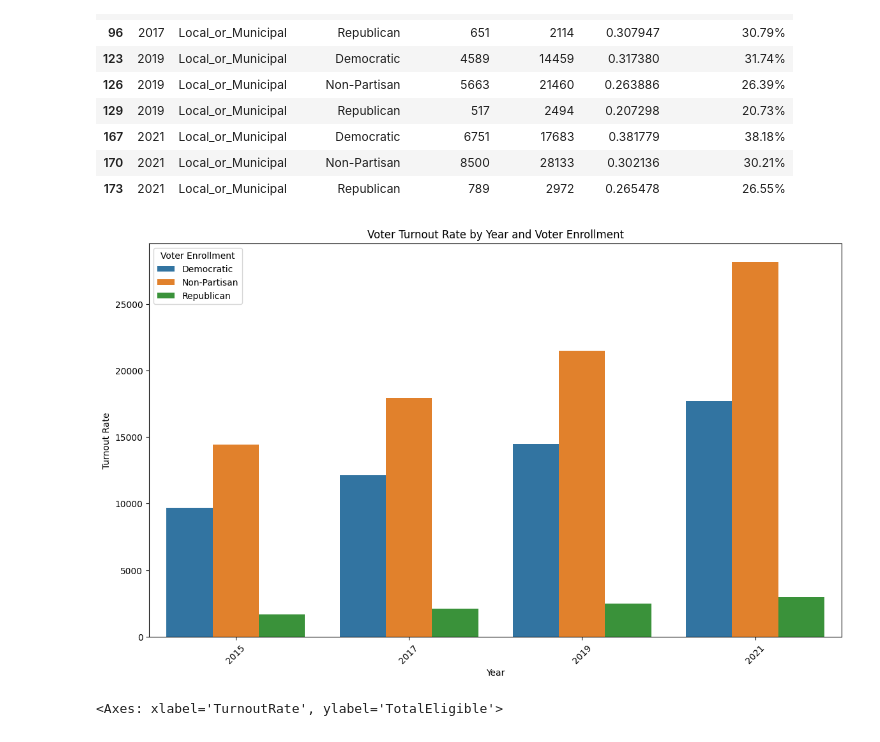
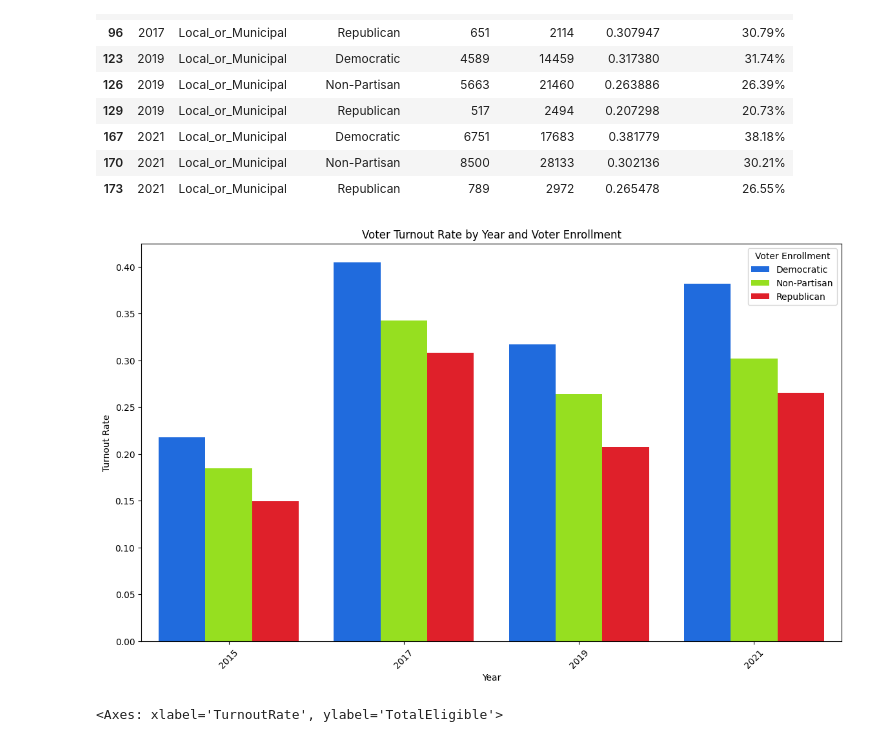
Before and after one commit to BU-Spark/dd4g-artifex-ai, a Jupyter notebook: prelim_eda.ipynb, the cells around one changed output. Drawn from its saved outputs; the diff is of its cells as text; code cells hidden in the pictures.

Commit message:
final dmeographic based visualisations

```diff
--- a/prelim_eda.ipynb
+++ b/prelim_eda.ipynb
@@ -485,36 +486,37 @@ updated_participation_party[updated_participation_party['Voter_Enrollment'].isin
 # %%
 import matplotlib.pyplot as plt
 import seaborn as sns
 
 # Filter the data for the required voter enrollments and years
 filtered_data = updated_participation_party[
     updated_participation_party['Voter_Enrollment'].isin(['Democratic', 'Republican', 'Non-Partisan']) &
     (updated_participation_party['Year'].isin(range(2015, 2023))) &
     (updated_participation_party['ElectionType'] == 'Local_or_Municipal')
 ]
 
 # Set the figure size
 plt.figure(figsize=(14, 8))
 
 # Create the bar plot
 sns.barplot(
     data=filtered_data,
     x='Year',
-    y='TotalEligible',
-    hue='Voter_Enrollment'
+    y='TurnoutRate',
+    hue='Voter_Enrollment',
+    palette=['#0165fc', '#9dff00', '#ff000d']
 )
 
 # Set the title and labels
 plt.title('Voter Turnout Rate by Year and Voter Enrollment')
 plt.xlabel('Year')
 plt.ylabel('Turnout Rate')
 plt.xticks(rotation=45)
 plt.legend(title='Voter Enrollment')
 
 # Show the plot
 plt.show()
 # %% [output]
-[figure, old version]
+[figure, new version]
 # %%
 sns.scatterplot(filtered_data, x='TurnoutRate', y='TotalEligible', hue='Voter_Enrollment')
 # %% [output]
```
Also changed, not shown: parts of 12 cells of this notebook.
